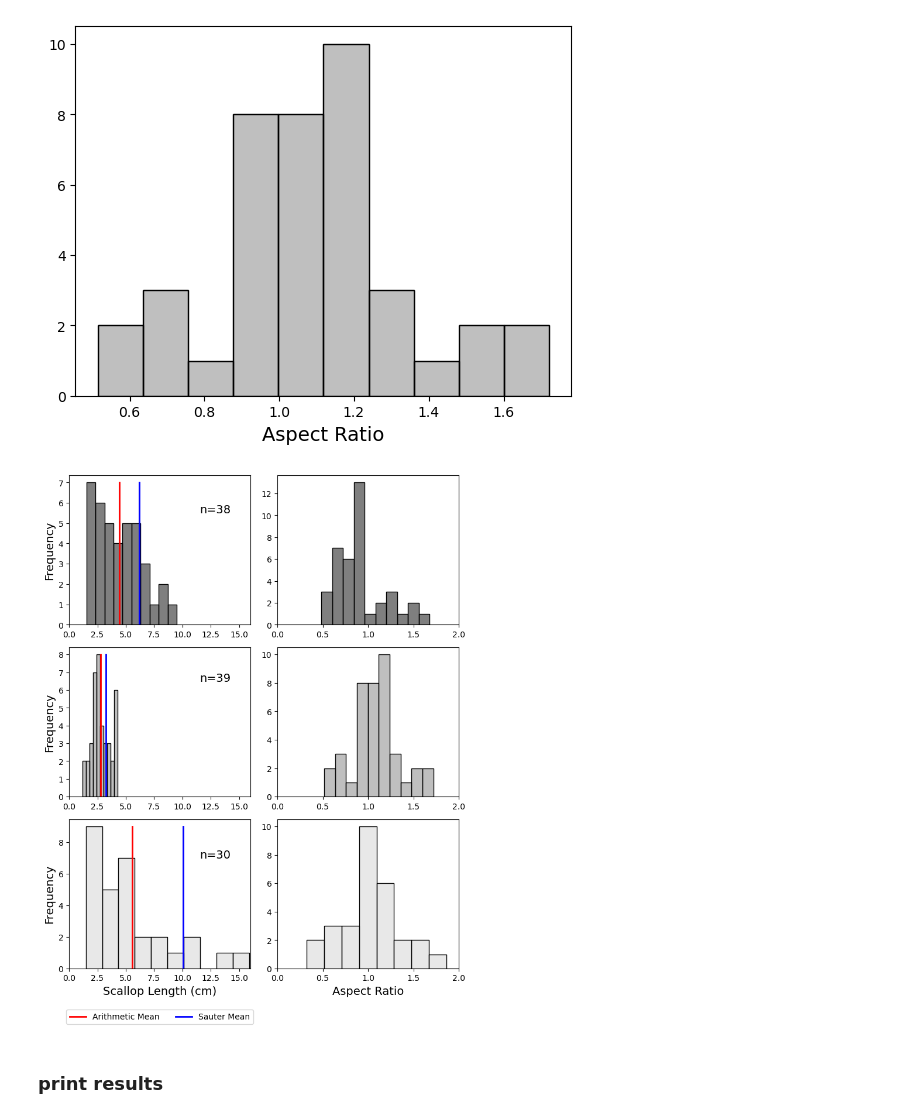
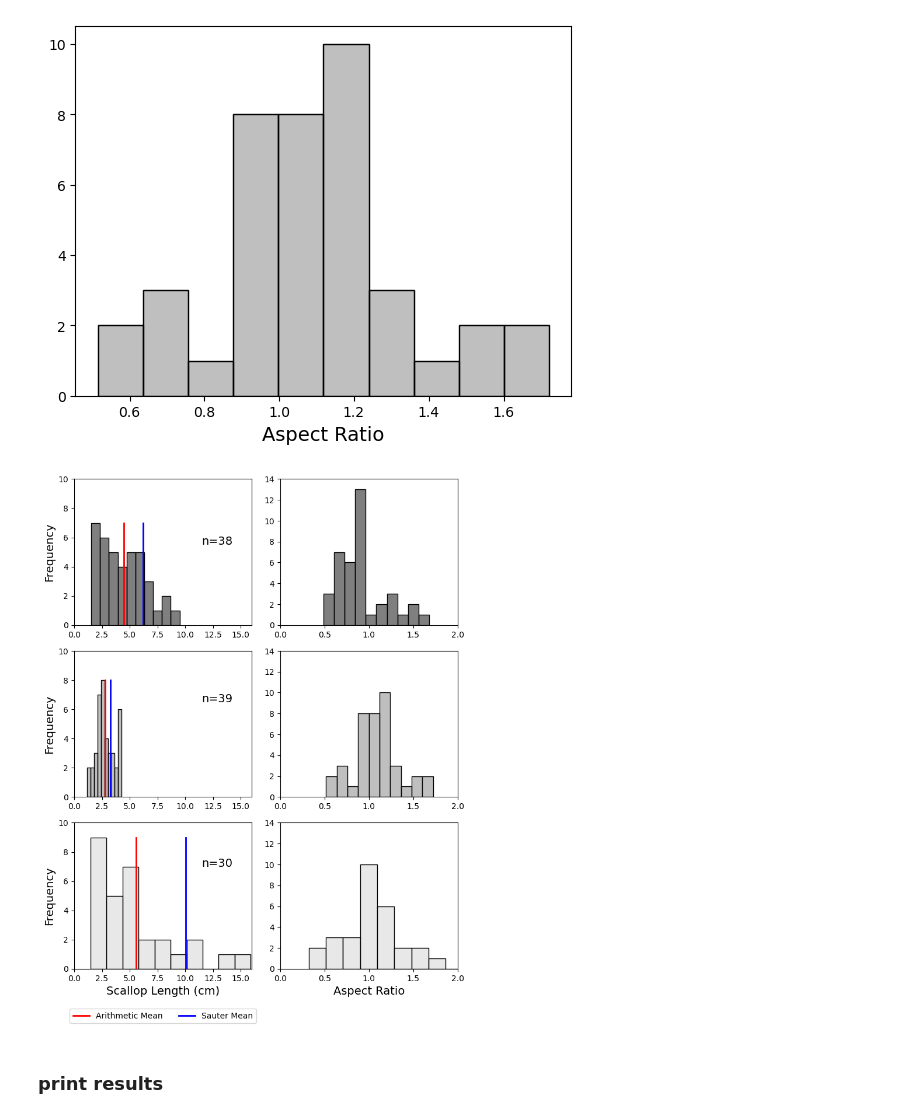
Before and after one commit to ethanoleson/Scallop_code, a Jupyter notebook: Scallop Measurements/scallop_measurements.ipynb, the cells around one changed output. Cells and saved outputs as stored; diff of their text form; code cells hidden in the pictures.

```diff
--- a/Scallop Measurements/scallop_measurements.ipynb
+++ b/Scallop Measurements/scallop_measurements.ipynb
@@ -90,12 +90,14 @@ axes[0,0].text(11.5, 5.5, 'n=38', fontsize = 14)
 axes[0,0].set_ylabel('Frequency', fontsize = 14)
 axes[0,0].set_xlabel('')
 axes[0,0].set_xlim(0,16)
+axes[0,0].set_ylim(0,10)
 #axes[0,0].legend()
 
 sns.histplot(boy_scout, x= boy_scout['aspect_ratio'], bins = 10,  color= 'black', alpha = 0.5, ax =axes[0,1])
 axes[0,1].set_xlabel('')
 axes[0,1].set_ylabel('')
 axes[0,1].set_xlim(0,2)
+axes[0,1].set_ylim(0,14)
 
 #Parks Ranch Cave
 sns.histplot(parks_ranch, x = parks_ranch['L(Downstream)'], bins=10, color= 'gray', alpha = 0.5, ax = axes[1,0])
@@ -105,35 +107,39 @@ axes[1,0].text(11.5, 6.5, 'n=39', fontsize = 14)
 axes[1,0].set_ylabel('Frequency', fontsize = 14)
 axes[1,0].set_xlabel('')
 axes[1,0].set_xlim(0,16)
+axes[1,0].set_ylim(0,10)
 
 
 sns.histplot(parks_ranch, x= parks_ranch['aspect_ratio'], bins = 10, color= 'gray', alpha = 0.5, ax = axes[1,1])
 axes[1,1].set_xlabel('')
 axes[1,1].set_ylabel('')
 axes[1,1].set_xlim(0,2)
+axes[1,1].set_ylim(0,14)
 ## Omega Cave
 
 sns.histplot(omega, x = omega['L(Downstream)'], bins = 10, color= 'lightgray', alpha = 0.5, ax = axes[2,0])
 axes[2,0].set_xlabel('Scallop Length (cm)', fontsize = 14)
 axes[2,0].set_ylabel('Frequency', fontsize = 14)
 axes[2,1].set_xlabel('Aspect Ratio', fontsize =14)
 axes[2,0].plot([omega_a_mean, omega_a_mean], [0, 9], linewidth = 2, color = 'red', label = 'Arithmetic Mean')
 axes[2,0].plot([omega_s_mean, omega_s_mean], [0, 9], linewidth = 2, color = 'blue', label = 'Sauter Mean')
 axes[2,0].text(11.5,7, 'n=30', fontsize = 14)
 axes[2,0].set_xlim(0,16)
+axes[2,0].set_ylim(0,10)
 
 
 sns.histplot(omega, x =omega['aspect_ratio'], bins=10, color = 'lightgray', alpha = 0.5, ax =axes[2,1])
 axes[2,1].set_xlim(0, 2)
 axes[2,1].set_ylabel('')
+axes[2,1].set_ylim(0,14)
 plt.tight_layout()
 axes[2,0].legend( loc = 'lower center',  bbox_to_anchor=(0.5, -0.4), ncol=2)
 plt.tight_layout()
 plt.savefig('scallop_measurements.png', dpi = 600 )
 
 plt.show()
 # %% [output]
-[figure, old version]
+[figure, new version]
 # %%
 omega_aspect_ratio = omega['aspect_ratio'].mean()
 bss_aspect_ratio = boy_scout['aspect_ratio'].mean()
```
Also changed, not shown: 4 other files.
